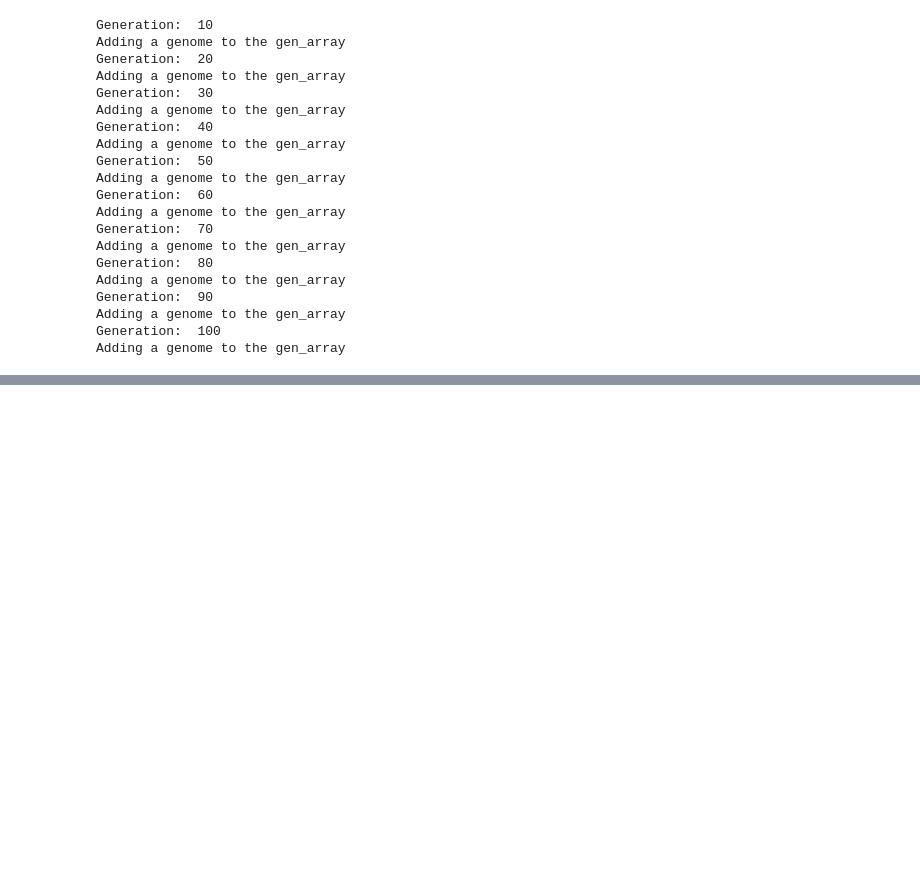
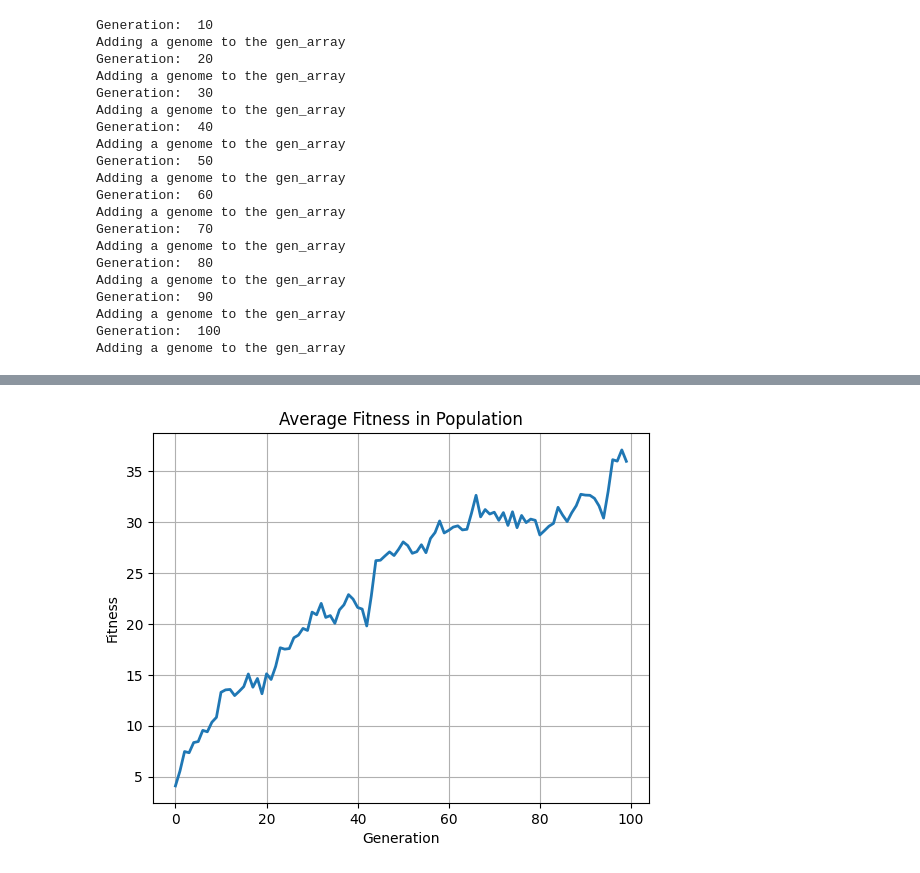
Before and after one commit to Habeeb-bu/computational_biology, a Jupyter notebook: CS515_project_2 copy.ipynb, the cells around one changed output, grey strips where cells are left out. Drawn from its saved outputs; the diff is of its cells as text; code cells hidden in the pictures; blank space fills up the shorter version.

```diff
--- a/CS515_project_2 copy.ipynb
+++ b/CS515_project_2 copy.ipynb
@@ -368,0 +395,10 @@ gen_table = pd.DataFrame(gen_table)
+# %%
+t = np.arange(0, gen_time, 1)
+plt.plot(t, fit_array, marker='', linewidth=2)
+plt.title("Average Fitness in Population")
+plt.xlabel("Generation")
+plt.ylabel("Fitness")
+plt.grid('on')
+plt.show()
+# %% [output]
+[figure, added]
```
Also changed, not shown: parts of 14 cells of this notebook, 5 other files.
